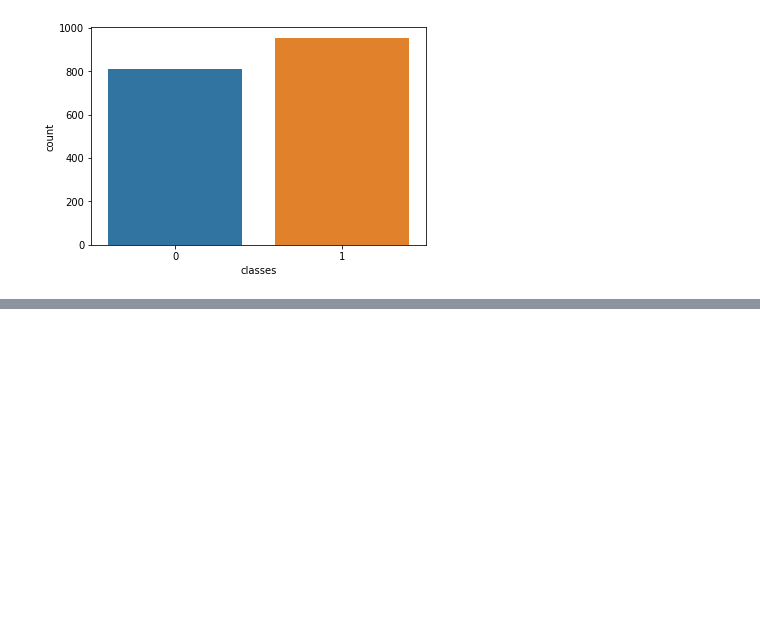
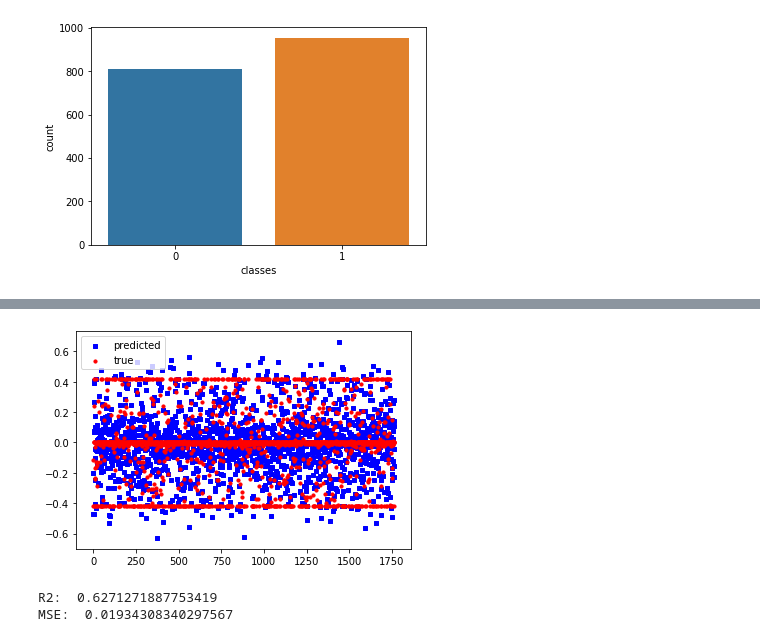
Before and after one commit to jonajo15/f1tenth-policy, a Jupyter notebook: policy_network.ipynb, the cells around one changed output, grey strips where cells are left out. Drawn from its saved outputs; the diff is of its cells as text; code cells hidden in the pictures; blank space fills up the shorter version.

```diff
--- a/policy_network.ipynb
+++ b/policy_network.ipynb
@@ -154,18 +149,24 @@ sns.countplot(x = 'classes',data=df2)
 # %% [output]
 <matplotlib.axes._subplots.AxesSubplot at 0x...>
 [figure]
+# %%
+from sklearn.preprocessing import MinMaxScaler
+scaler = MinMaxScaler()
+scaler.fit(X)
+x_train = scaler.transform(x_train)
+x_test = scaler.transform(x_test)
 # %%
 #MLP Grid search model
-mlp = MLPClassifier(max_iter=200)
+mlp = MLPRegressor(max_iter=200)
 parameter_space = {
-    'hidden_layer_sizes': [(50,70,90,70,50), (50,80,100,80,50), (60,80,100,80,60)],
-    'activation': ['relu'],
+    'hidden_layer_sizes': [(80,100,80),(80,90,80)],
+    'activation': ['relu', 'tanh'],
     'solver': ['adam'],
-    'alpha': [0.0001, 0.0005],
+    'alpha': [0.0001],
     'learning_rate': ['constant'],
 }
 clf = GridSearchCV(mlp, parameter_space, n_jobs=-1, cv=5)
-clf.fit(x_train_res, y_train_res)
+clf.fit(x_train, y_train)
 
 # Best paramete set
 print('Best parameters found:\n', clf.best_params_)
@@ -179,0 +186,17 @@ KeyboardInterrupt:
+# %%
+from sklearn.metrics import r2_score, mean_squared_error
+y_pred = clf.predict(x_test)
+fig = plt.figure()
+ax1 = fig.add_subplot(111)
+
+ax1.scatter(range(len(y_pred)), y_pred, s=10, c='b', marker="s", label='predicted')
+ax1.scatter(range(len(y_test)),y_test, s=10, c='r', marker="o", label='true')
+plt.legend(loc='upper left');
+plt.show()
+
+print("R2: ", r2_score(y_test, y_pred))
+print("MSE: ", mean_squared_error(y_test, y_pred))
+# %% [output]
+[figure, added]
+R2:  0.6271271887753419
+MSE:  0.01934308340297567
```
Also changed, not shown: parts of 8 cells of this notebook.
